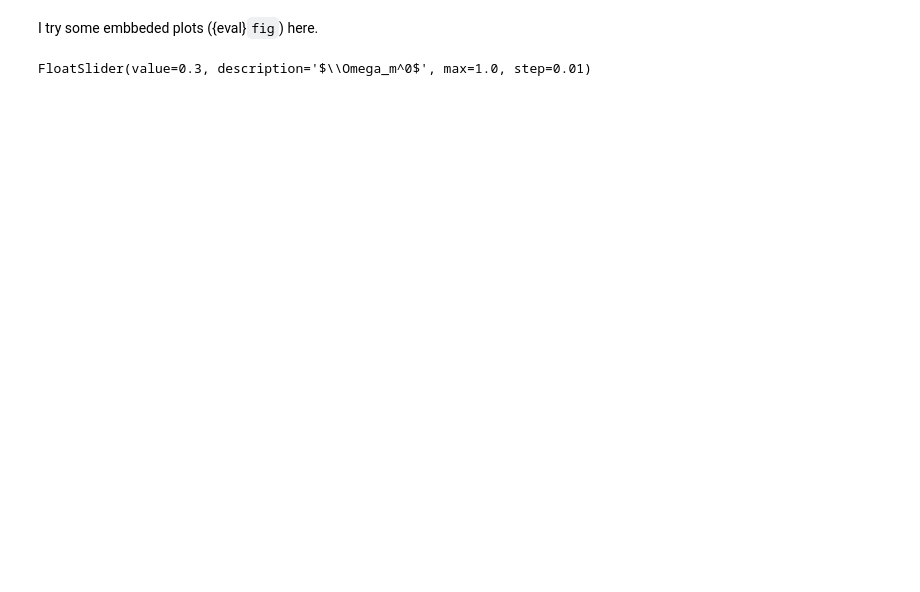
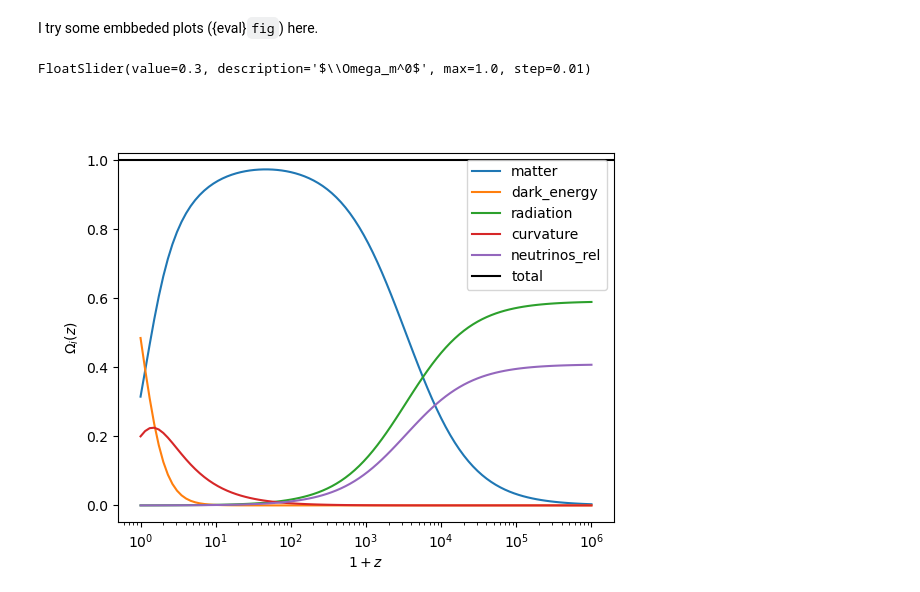
Before and after one commit to jeremyneveu/m2-npac-grac, a Jupyter notebook: notebooks/astropy_cosmo.ipynb, the cells around one changed output. Saved outputs shown, nothing was run; the diff lists cells and outputs as text; code cells hidden in the pictures; blank space fills up the shorter version.

```diff
--- a/notebooks/astropy_cosmo.ipynb
+++ b/notebooks/astropy_cosmo.ipynb
@@ -70,3 +73,22 @@ slider = FloatSlider(min=0, max=1, step=0.01, value=0.3, description=r"$\Omega_m
 slider
 # %% [output]
 FloatSlider(value=0.3, description='$\\Omega_m^0$', max=1.0, step=0.01)
+# %%
+import pyccl as ccl
+
+cosmo = ccl.Cosmology(Omega_k=0.2, Omega_c=0.27, Omega_b=0.045, h=0.67, A_s=2.1e-9, n_s=0.96)
+zs = np.logspace(0, 6, 100) - 1
+rho_crit = ccl.rho_x(cosmo, 1/(1+zs), "critical")
+rho_c = ccl.rho_x(cosmo, 1/(1+zs), "matter")
+
+fig = plt.figure()
+for specie in ["matter", "dark_energy", "radiation", "curvature", "neutrinos_rel"]:
+    plt.plot(1+zs, ccl.rho_x(cosmo, 1/(1+zs), specie)/rho_crit, label=specie)
+plt.axhline(1, color="k",  label="total")
+plt.xscale("log")
+plt.xlabel("$1+z$")
+plt.ylabel("$\Omega_i(z)$")
+plt.legend()
+plt.show()
+# %% [output]
+[figure, added]
```
Also changed, not shown: parts of 1 cell of this notebook, 5 other files.
